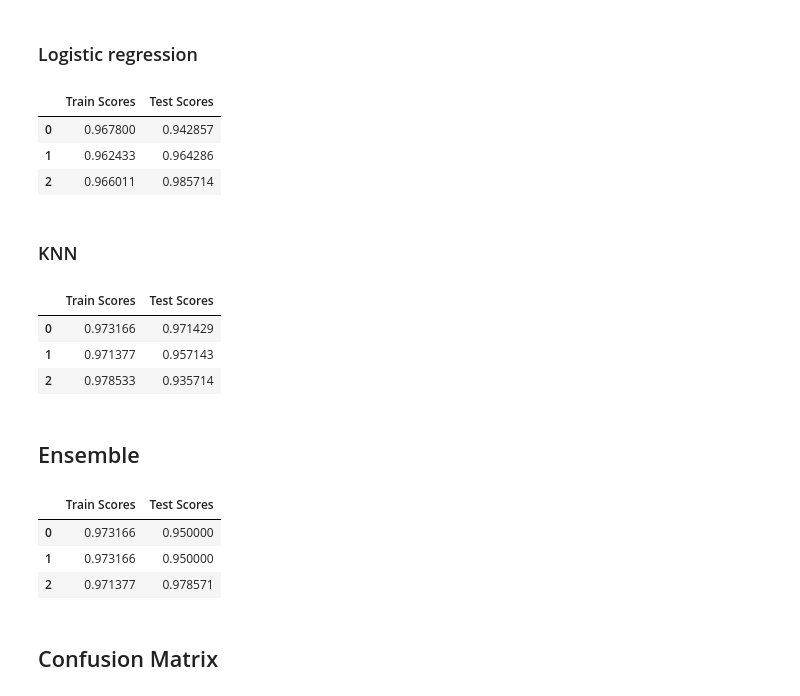
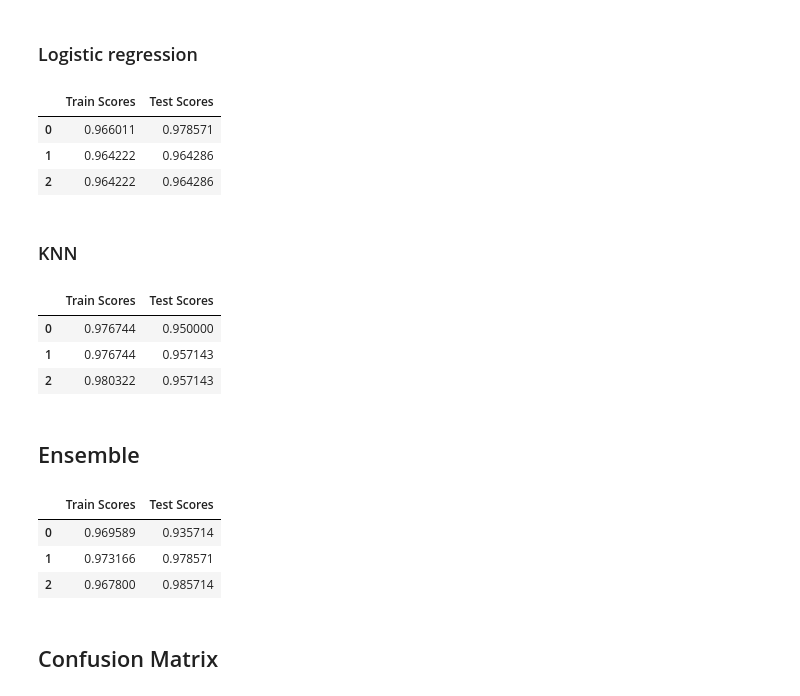
Before and after one commit to mpereira19/Si, a Jupyter notebook: scripts/eval3.ipynb, the cells around one changed output. Cells and saved outputs as stored; diff of their text form; code cells hidden in the pictures.

```diff
--- a/scripts/eval3.ipynb
+++ b/scripts/eval3.ipynb
@@ -39,14 +39,14 @@ cv.toDataframe()
 from si.supervised import LogisticRegression
 logreg = LogisticRegression()
 # %%
-cv = CrossValidationScore(logreg,dataset,score=accuracy_score)
+cv = CrossValidationScore(logreg,dataset,score=accuracy_score, flip=True)
 cv.run()
 cv.toDataframe()
 # %% [output]
 |  | Train Scores | Test Scores |
-| 0 | 0.967800 | 0.942857 |
-| 1 | 0.962433 | 0.964286 |
-| 2 | 0.966011 | 0.985714 |
+| 0 | 0.966011 | 0.978571 |
+| 1 | 0.964222 | 0.964286 |
+| 2 | 0.964222 | 0.964286 |
 # %% [markdown]
 ### KNN
 # %%
@@ -54,14 +54,14 @@ from si.supervised import Knn
 # %%
 knn = Knn(7)
 # %%
-cv = CrossValidationScore(knn,dataset,score=accuracy_score)
+cv = CrossValidationScore(knn,dataset,score=accuracy_score, flip=True)
 cv.run()
 cv.toDataframe()
 # %% [output]
 |  | Train Scores | Test Scores |
-| 0 | 0.973166 | 0.971429 |
-| 1 | 0.971377 | 0.957143 |
-| 2 | 0.978533 | 0.935714 |
+| 0 | 0.976744 | 0.950000 |
+| 1 | 0.976744 | 0.957143 |
+| 2 | 0.980322 | 0.957143 |
 # %% [markdown]
 ## Ensemble
 # %%
@@ -71,14 +71,14 @@ def fvote(preds):
 from si.supervised import Ensemble
 en = Ensemble([dt,logreg,knn],fvote,accuracy_score)
 # %%
-cv = CrossValidationScore(en,dataset,score=accuracy_score)
+cv = CrossValidationScore(en,dataset,score=accuracy_score, flip=True)
 cv.run()
 cv.toDataframe()
 # %% [output]
 |  | Train Scores | Test Scores |
-| 0 | 0.973166 | 0.950000 |
-| 1 | 0.973166 | 0.950000 |
-| 2 | 0.971377 | 0.978571 |
+| 0 | 0.969589 | 0.935714 |
+| 1 | 0.973166 | 0.978571 |
+| 2 | 0.967800 | 0.985714 |
 # %% [markdown]
 ## Confusion Matrix
 # %%
```
Also changed, not shown: parts of 2 cells of this notebook, 10 other files.
